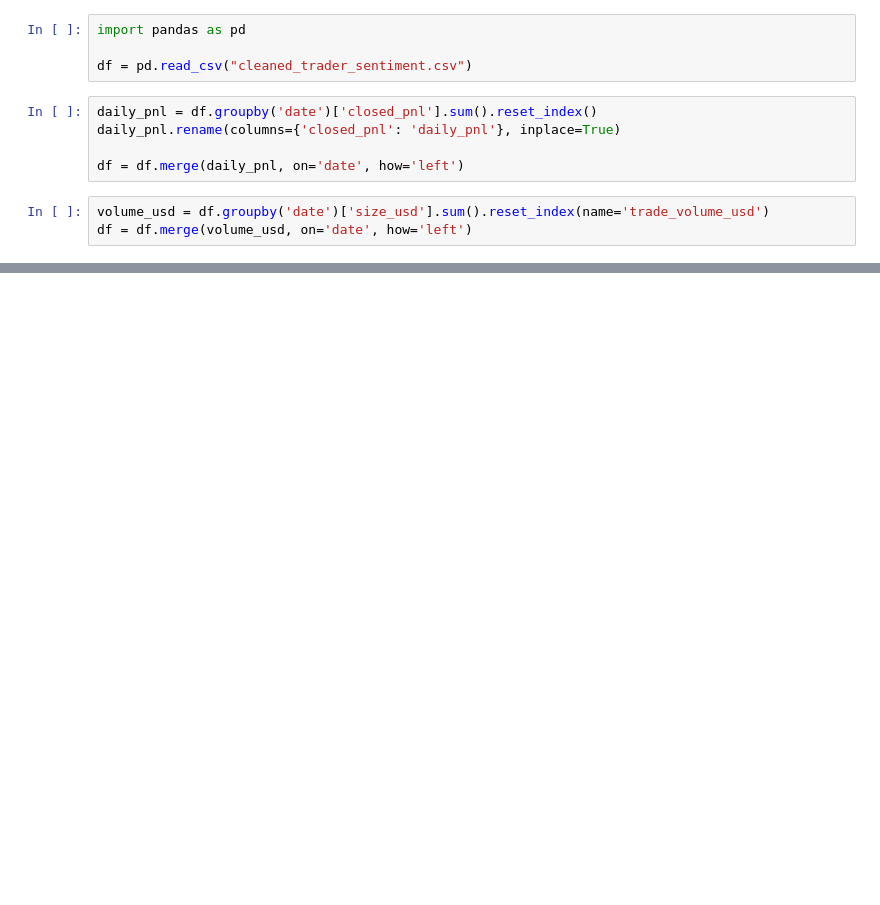
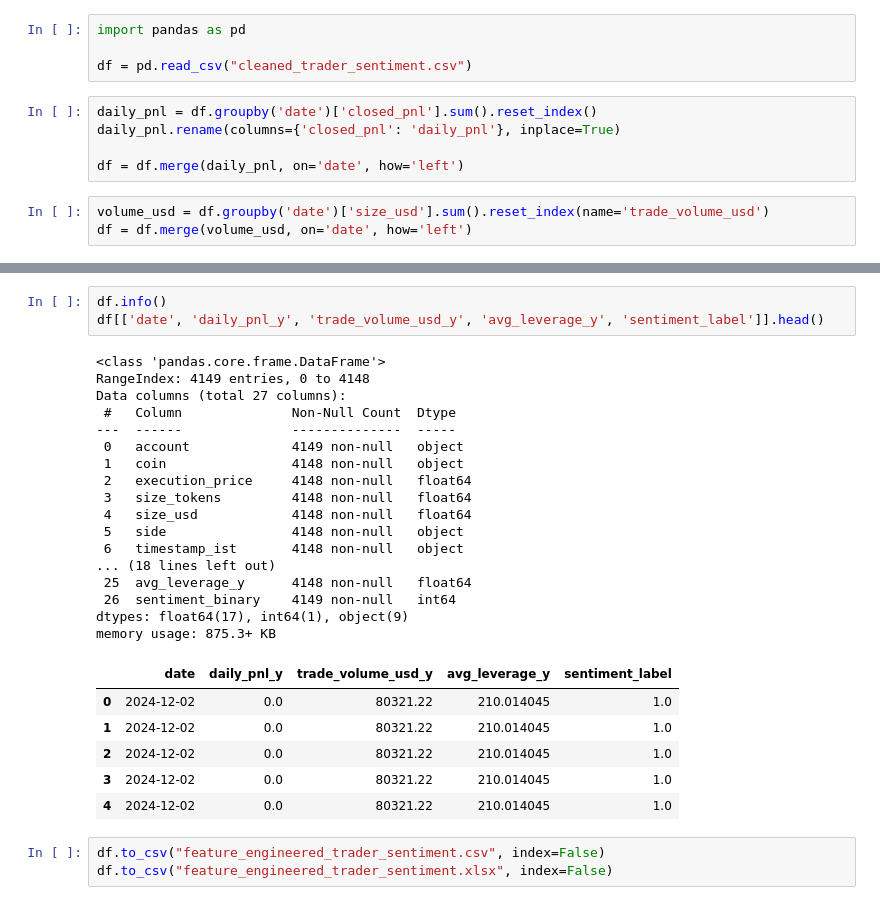
Before and after one commit to Arpingh01/ds_arpita_singh, a Jupyter notebook: notebook_2.ipynb, the cells around one changed output, grey strips where cells are left out. Saved outputs shown, nothing was run; the diff lists cells and outputs as text; blank space fills up the shorter version.

```diff
--- a/notebook_2.ipynb
+++ b/notebook_2.ipynb
@@ -19,0 +28,30 @@ df = df.merge(avg_leverage, on='date', how='left')
+# %%
+df.info()
+df[['date', 'daily_pnl_y', 'trade_volume_usd_y', 'avg_leverage_y', 'sentiment_label']].head()
+# %% [output]
+<class 'pandas.core.frame.DataFrame'>
+RangeIndex: 4149 entries, 0 to 4148
+Data columns (total 27 columns):
+ #   Column              Non-Null Count  Dtype
+---  ------              --------------  -----
+ 0   account             4149 non-null   object
+ 1   coin                4148 non-null   object
+ 2   execution_price     4148 non-null   float64
+ 3   size_tokens         4148 non-null   float64
+ 4   size_usd            4148 non-null   float64
+ 5   side                4148 non-null   object
+ 6   timestamp_ist       4148 non-null   object
+... (18 lines left out)
+ 25  avg_leverage_y      4148 non-null   float64
+ 26  sentiment_binary    4149 non-null   int64
+dtypes: float64(17), int64(1), object(9)
+memory usage: 875.3+ KB
+|  | date | daily_pnl_y | trade_volume_usd_y | avg_leverage_y | sentiment_label |
+| 0 | 2024-12-02 | 0.0 | 80321.22 | 210.014045 | 1.0 |
+| 1 | 2024-12-02 | 0.0 | 80321.22 | 210.014045 | 1.0 |
+| 2 | 2024-12-02 | 0.0 | 80321.22 | 210.014045 | 1.0 |
+| 3 | 2024-12-02 | 0.0 | 80321.22 | 210.014045 | 1.0 |
+| 4 | 2024-12-02 | 0.0 | 80321.22 | 210.014045 | 1.0 |
+# %%
+df.to_csv("feature_engineered_trader_sentiment.csv", index=False)
+df.to_csv("feature_engineered_trader_sentiment.xlsx", index=False)
```
Also changed, not shown: parts of 12 cells of this notebook.
